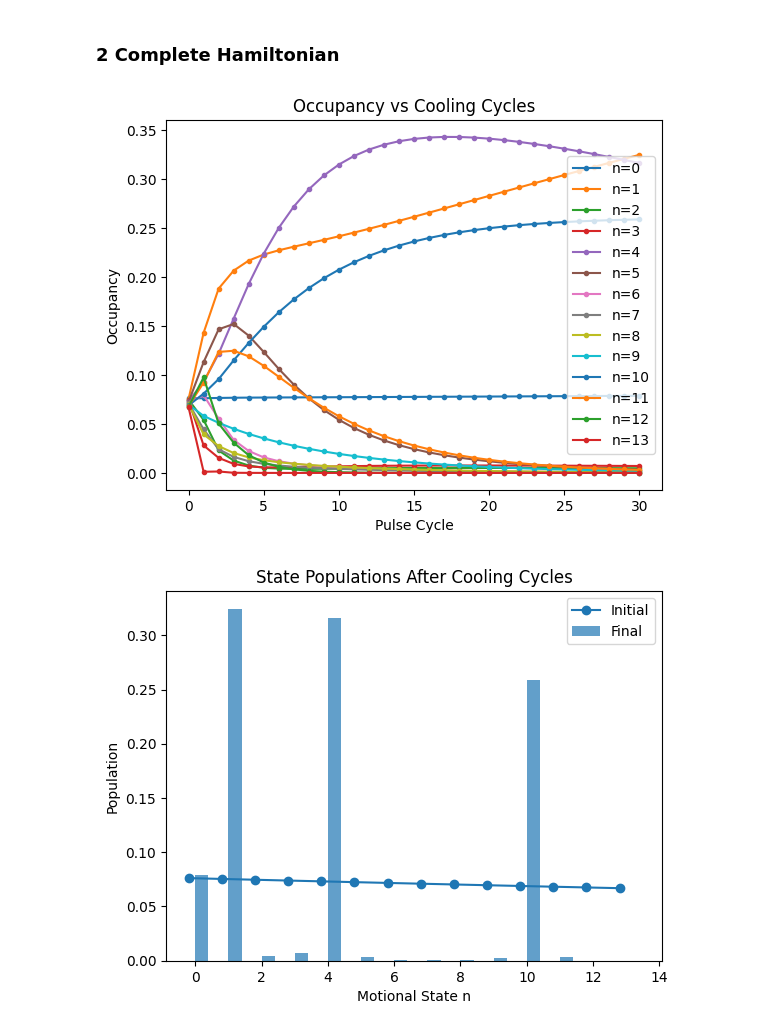
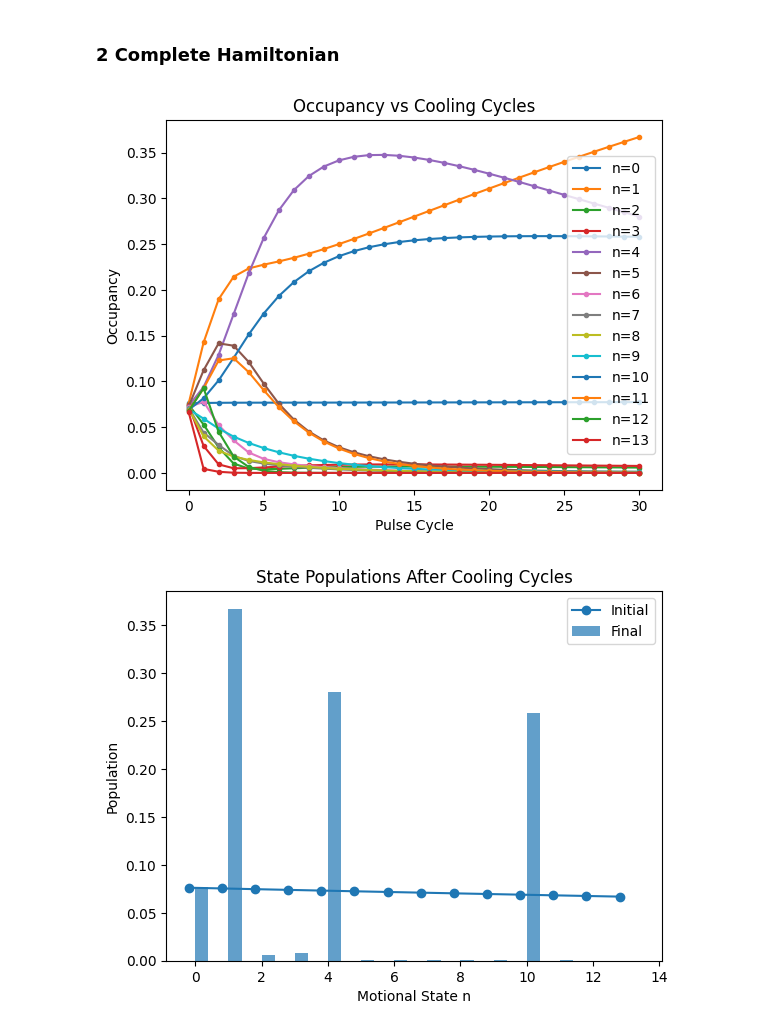
Before and after one commit to GonReina/QLearn, a Jupyter notebook: trapped_ions/Fock_mixtures_sim.ipynb, the cells around one changed output. Saved outputs shown, nothing was run; the diff lists cells and outputs as text; code cells hidden in the pictures.

```diff
--- a/trapped_ions/Fock_mixtures_sim.ipynb
+++ b/trapped_ions/Fock_mixtures_sim.ipynb
@@ -140,7 +140,8 @@ from qutip import *
 # Define system parameters
 Delta = 1  # Detuning
 nu = 1.0     # Motional frequency
-Omega=.0001  # Rabi frequency
+omega_list = [0.001, 0.005, 0.01]
+Omega=.02  # Rabi frequency
 eta = 0.1    # Lamb-Dicke parameter
 n_thermal = 1  # Average thermal phonon number
 n0 = 1
@@ -194,8 +195,8 @@ for i, c in enumerate(cosal):
 
 
 # Hamiltonian (Free evolution for Dissipation)
-H_diss = G * s_z_full
-# H_diss = Delta*s_z_full/2 + nu*a_dag_full*a_full
+# H_diss = G * s_z_full
+H_diss = Delta*s_z_full/2 + nu*a_dag_full*a_full
 
 # --- Construct Liouvillians ---
 
@@ -214,7 +215,7 @@ prop_diss = (L_diss * tg).expm()
 prop_pulse = (L_normal * tau).expm()
 
 # Combined Propagator for one cycle (Pulse Sequence -> Dissipation)
-prop_cycle =  prop_pulse * prop_diss
+prop_cycle =  prop_diss * prop_pulse
 
 # --- Simulation ---
 num_pulses = 30 # Number of cycles
@@ -239,35 +240,35 @@ current_rho_vec = rho_vec
 for k in range(1, num_pulses + 1):
     current_rho_vec = prop_cycle * current_rho_vec
 
     # Store
     rho_mat = vector_to_operator(current_rho_vec)
     occupancies[k, :] = rho_mat.ptrace(1).diag().real
 
 
 # Plot the occupancy of all motional states over cycles
 plt.figure()
 for n in range(N):
     plt.plot(times_sim, occupancies[:, n], '.-', label=f'n={n}')
 plt.xlabel('Pulse Cycle')
 plt.ylabel('Occupancy')
 plt.title('Occupancy vs Cooling Cycles')
 plt.legend()
 plt.show()
 
 # Bar plot
 p_motional_initial = occupancies[0, :]
 p_motional_final = occupancies[-1, :]
 plt.figure()
 plt.plot(np.arange(N)-0.2, p_motional_initial, 'o-', label='Initial')
 plt.bar(np.arange(N)+0.2, p_motional_final, width=0.4, label='Final', alpha=0.7)
 plt.xlabel('Motional State n')
 plt.ylabel('Population')
 plt.title('State Populations After Cooling Cycles')
 plt.legend()
 plt.show()
 # %% [output]
-[figure, old version]
+[figure, new version]
-[figure, old version]
+[figure, new version]
 # %%
 # Simulation of sideband cooling and trapped states
 
```
